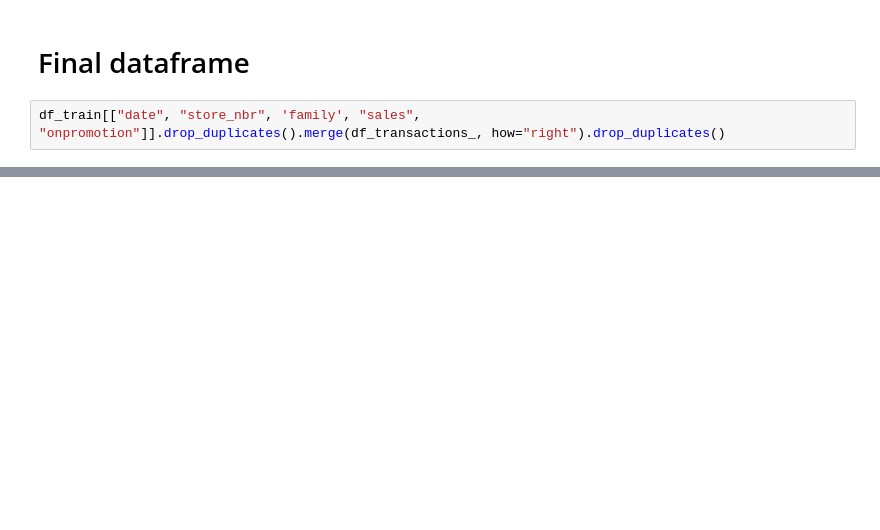
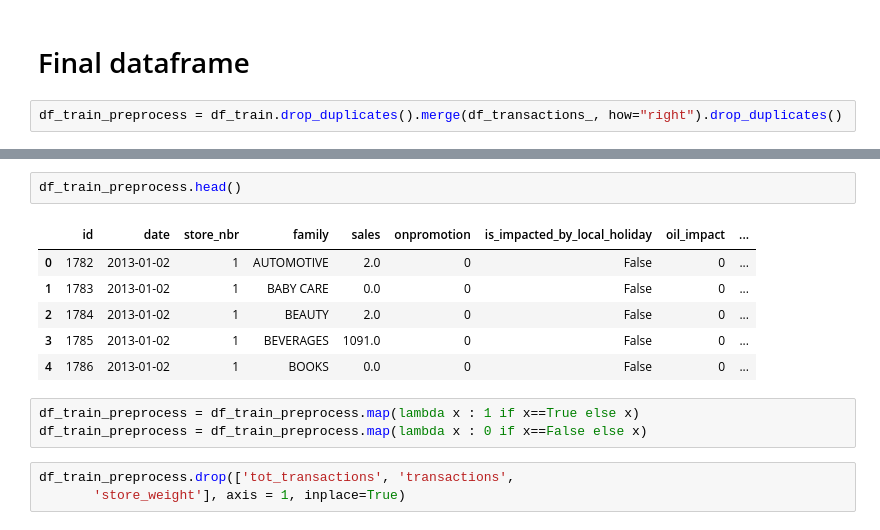
Before and after one commit to oussamaemtl/Store-Sales---Time-Series-Forecasting, a Jupyter notebook: preprocessing_feature_engineering.ipynb, the cells around one changed output, grey strips where cells are left out. Saved outputs shown, nothing was run; the diff lists cells and outputs as text; blank space fills up the shorter version.

```diff
--- a/preprocessing_feature_engineering.ipynb
+++ b/preprocessing_feature_engineering.ipynb
@@ -192,4 +173,4 @@ df_train.pivot(index=['date', "store_nbr"], columns="family", values="sales").re
 # %% [markdown]
 # Final dataframe
 # %%
-df_train[["date", "store_nbr", 'family', "sales", "onpromotion"]].drop_duplicates().merge(df_transactions_, how="right").drop_duplicates()
+df_train_preprocess = df_train.drop_duplicates().merge(df_transactions_, how="right").drop_duplicates()
@@ -209,0 +186,15 @@ df_train[["date", "store_nbr", 'family', "sales", "onpromotion"]].drop_duplicate
+# %%
+df_train_preprocess.head()
+# %% [output]
+|  | id | date | store_nbr | family | sales | onpromotion | is_impacted_by_local_holiday | oil_impact | ... |
+| 0 | 1782 | 2013-01-02 | 1 | AUTOMOTIVE | 2.0 | 0 | False | 0 | ... |
+| 1 | 1783 | 2013-01-02 | 1 | BABY CARE | 0.0 | 0 | False | 0 | ... |
+| 2 | 1784 | 2013-01-02 | 1 | BEAUTY | 2.0 | 0 | False | 0 | ... |
+| 3 | 1785 | 2013-01-02 | 1 | BEVERAGES | 1091.0 | 0 | False | 0 | ... |
+| 4 | 1786 | 2013-01-02 | 1 | BOOKS | 0.0 | 0 | False | 0 | ... |
+# %%
+df_train_preprocess = df_train_preprocess.map(lambda x : 1 if x==True else x)
+df_train_preprocess = df_train_preprocess.map(lambda x : 0 if x==False else x)
+# %%
+df_train_preprocess.drop(['tot_transactions', 'transactions',
+       'store_weight'], axis = 1, inplace=True)
```
Also changed, not shown: parts of 26 cells of this notebook, 5 other files.
